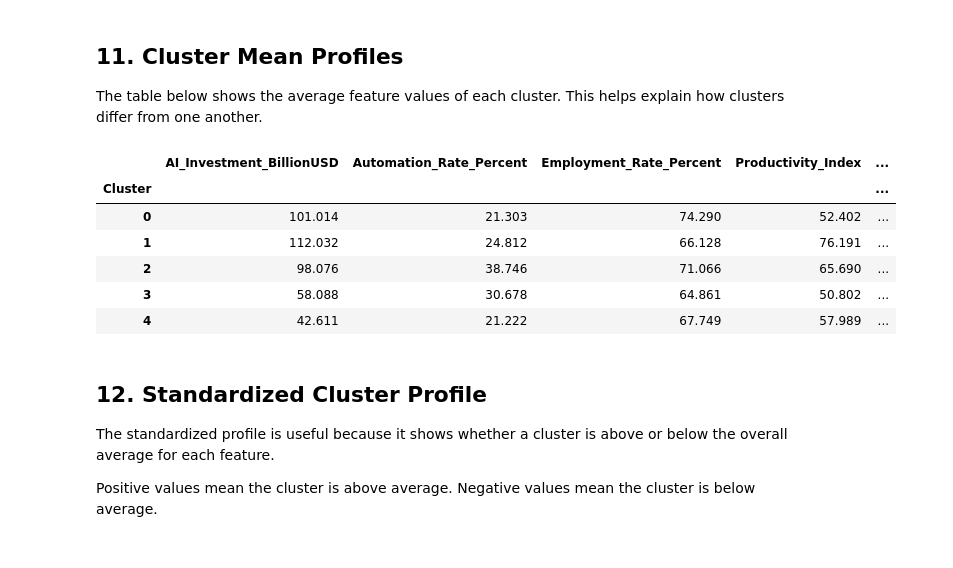
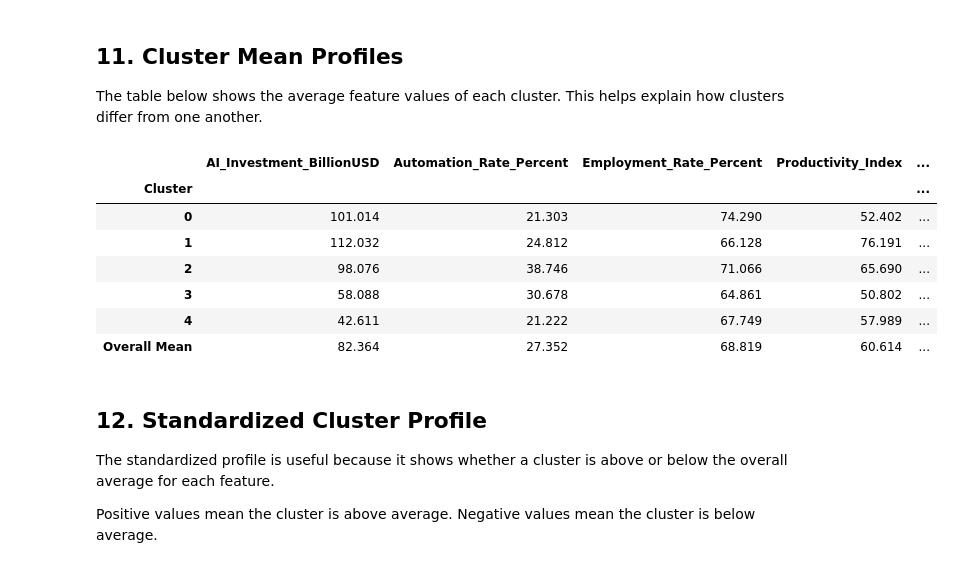
Before and after one commit to cdvincoy/Mini-Project-197, a Jupyter notebook: Mini Project K Means 5 Clusters.ipynb, the cells around one changed output. Cells and saved outputs as stored; diff of their text form; code cells hidden in the pictures.

```diff
--- a/Mini Project K Means 5 Clusters.ipynb
+++ b/Mini Project K Means 5 Clusters.ipynb
@@ -322,15 +374,17 @@ Name: Country, dtype: object
 The table below shows the average feature values of each cluster. This helps explain how clusters differ from one another.
 # %%
 cluster_profile = df_country.groupby("Cluster")[features].mean()
+cluster_profile.loc["Overall Mean"] = df_country[features].mean()
 cluster_profile.round(3)
 # %% [output]
 |  | AI_Investment_BillionUSD | Automation_Rate_Percent | Employment_Rate_Percent | Productivity_Index | ... |
 | Cluster |  |  |  |  | ... |
 | 0 | 101.014 | 21.303 | 74.290 | 52.402 | ... |
 | 1 | 112.032 | 24.812 | 66.128 | 76.191 | ... |
 | 2 | 98.076 | 38.746 | 71.066 | 65.690 | ... |
 | 3 | 58.088 | 30.678 | 64.861 | 50.802 | ... |
 | 4 | 42.611 | 21.222 | 67.749 | 57.989 | ... |
+| Overall Mean | 82.364 | 27.352 | 68.819 | 60.614 | ... |
 # %% [markdown]
 ## 12. Standardized Cluster Profile
 
```
Also changed, not shown: parts of 17 cells of this notebook.
